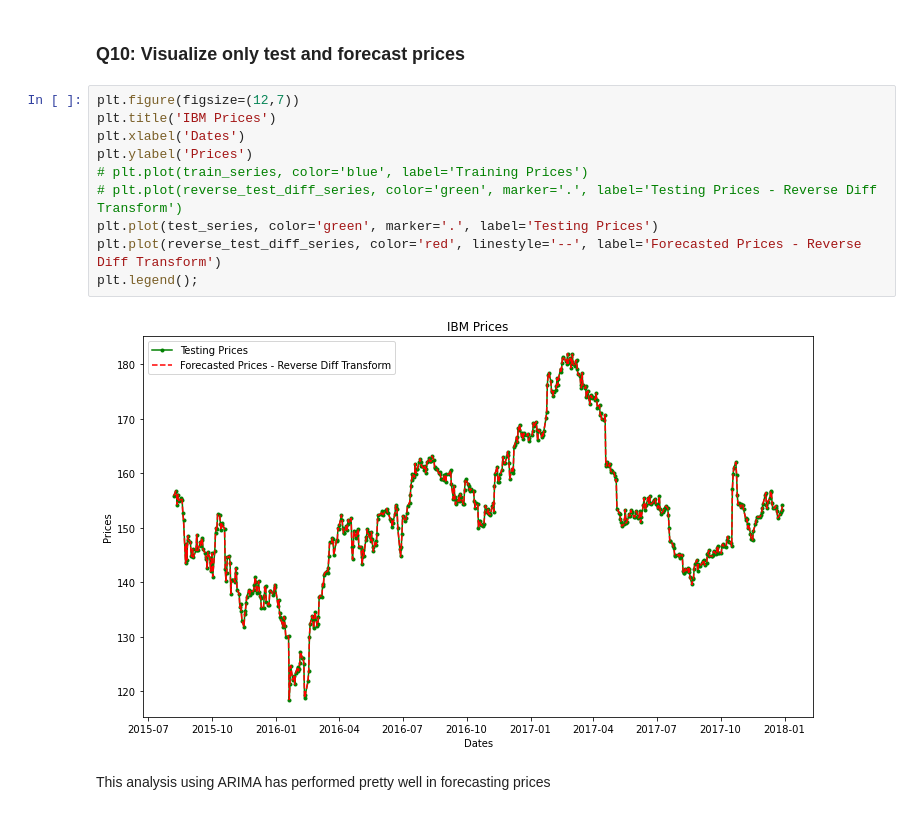
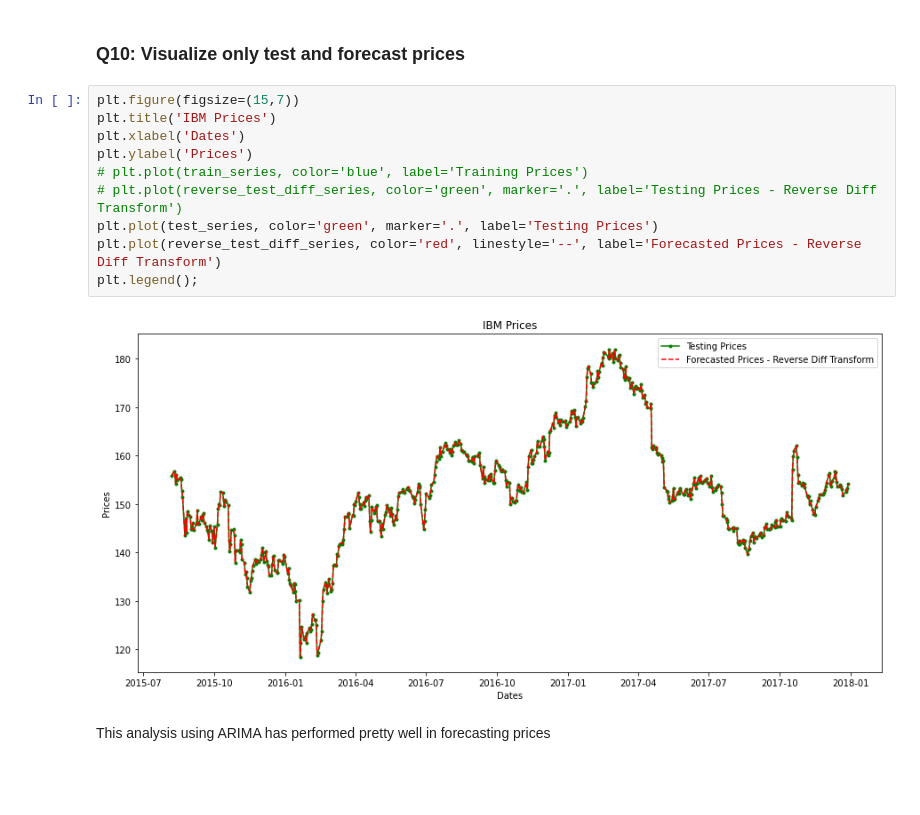
Before and after one commit to weboctave/mec-mini-projects, a Jupyter notebook: mec-18.5.1-time-series-analysis-mini-project/Mini_Project_Time_Series_Forecasting.ipynb, the cells around one changed output. Saved outputs shown, nothing was run; the diff lists cells and outputs as text; blank space fills up the shorter version.

```diff
--- a/mec-18.5.1-time-series-analysis-mini-project/Mini_Project_Time_Series_Forecasting.ipynb
+++ b/mec-18.5.1-time-series-analysis-mini-project/Mini_Project_Time_Series_Forecasting.ipynb
@@ -544,17 +544,17 @@ plt.legend();
 # %% [markdown]
 ### Q10: Visualize only test and forecast prices
 # %%
-plt.figure(figsize=(12,7))
+plt.figure(figsize=(15,7))
 plt.title('IBM Prices')
 plt.xlabel('Dates')
 plt.ylabel('Prices')
 # plt.plot(train_series, color='blue', label='Training Prices')
 # plt.plot(reverse_test_diff_series, color='green', marker='.', label='Testing Prices - Reverse Diff Transform')
 plt.plot(test_series, color='green', marker='.', label='Testing Prices')
 plt.plot(reverse_test_diff_series, color='red', linestyle='--', label='Forecasted Prices - Reverse Diff Transform')
 plt.legend();
 # %% [output]
-[figure, old version]
+[figure, new version]
 # %% [markdown]
 This analysis using ARIMA has performed pretty well in forecasting prices
 # %% [markdown]
```
Also changed, not shown: parts of 24 cells of this notebook, 1 other file.
